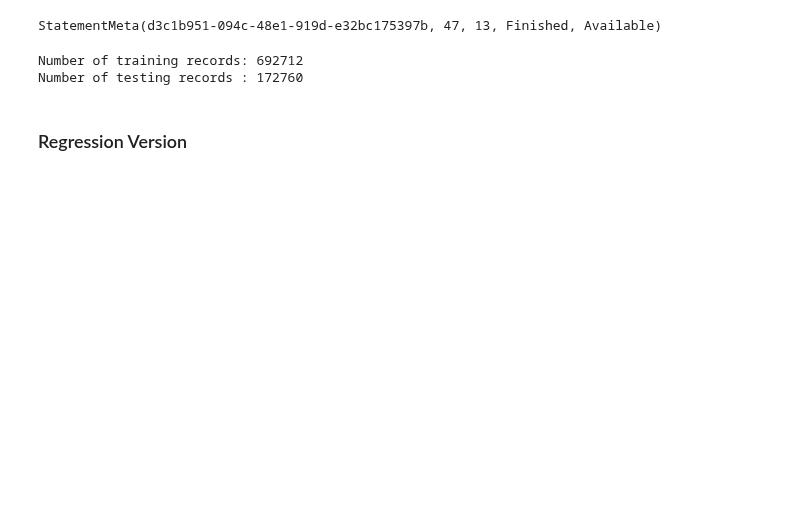
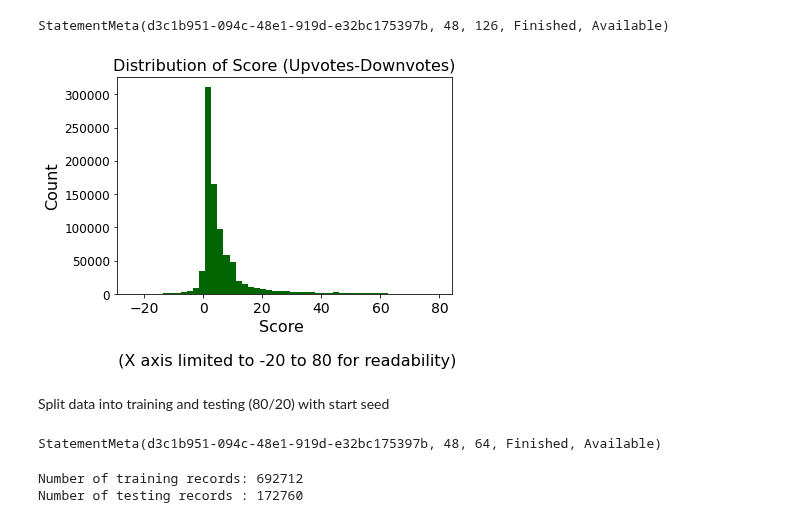
Before and after one commit to gu-dsan6000/fall-2023-reddit-project-team-26, a Jupyter notebook: code/ml/project_ml_q1.ipynb, the cells around one changed output. Saved outputs shown, nothing was run; the diff lists cells and outputs as text; code cells hidden in the pictures; blank space fills up the shorter version.

```diff
--- a/code/ml/project_ml_q1.ipynb
+++ b/code/ml/project_ml_q1.ipynb
@@ -46,7 +47,0 @@ StatementMeta(d3c1b951-094c-48e1-919d-e32bc175397b, 47, 10, Finished, Available)
-# %%
-comments = comments.filter(col("subreddit")=="CollegeBasketball")
-comments = comments.withColumn("hour", hour("created_utc"))
-comments = comments.withColumn("popular", when(comments["score"] > 8, 1).otherwise(0))
-comments = comments.withColumn("comment_length", length("body"))
-comments = comments.withColumnRenamed("col", "sentiment")
-comments = comments.withColumn("supports_a_team", when(col("supported_team").isNull(), 0).otherwise(1))
@@ -74,0 +61,5 @@ StatementMeta(d3c1b951-094c-48e1-919d-e32bc175397b, 47, 12, Finished, Available)
+# %%
+score = comments.select("score").toPandas()
+stats_table = score["score"].describe()
+print("         Summary Statistics for 'Score' (Upvotes-Downvotes) Variable")
+print(tabulate(pd.DataFrame(stats_table).T, headers='keys', tablefmt='fancy_grid'))
@@ -75,11 +74,24 @@ StatementMeta(d3c1b951-094c-48e1-919d-e32bc175397b, 47, 12, Finished, Available)
+# %%
+score["score_limit"] = score["score"][(score["score"]<80) & (score["score"]>-25)]
+plt.hist(score["score_limit"], bins = 50, color="darkgreen")
+plt.title("Distribution of Score (Upvotes-Downvotes)", fontsize = 16)
+plt.xlabel('Score \n\n (X axis limited to -20 to 80 for readability)', fontsize = 16)
+plt.ylabel('Count', fontsize = 16)
+plt.xticks(fontsize = 14)
+plt.yticks(fontsize = 12)
+plt.savefig("Users/vankempenklaas/fall-2023-reddit-project-team-26/data/plots/ml_q1_score_dist.png")
+plt.show()
+# %% [output]
+StatementMeta(d3c1b951-094c-48e1-919d-e32bc175397b, 48, 126, Finished, Available)
+[figure, added]
+# %% [markdown]
+Split data into training and testing (80/20) with start seed
 # %%
 train_data, test_data = comments.randomSplit([0.8, 0.2], seed = 82)
 print("Number of training records: " + str(train_data.count()))
 print("Number of testing records : " + str(test_data.count()))
 train_data = train_data.cache()
 # %% [output]
-StatementMeta(d3c1b951-094c-48e1-919d-e32bc175397b, 47, 13, Finished, Available)
+StatementMeta(d3c1b951-094c-48e1-919d-e32bc175397b, 48, 64, Finished, Available)
 Number of training records: 692712
 Number of testing records : 172760
-# %% [markdown]
-### Regression Version
```
Also changed, not shown: parts of 48 cells of this notebook, 3 other files.
